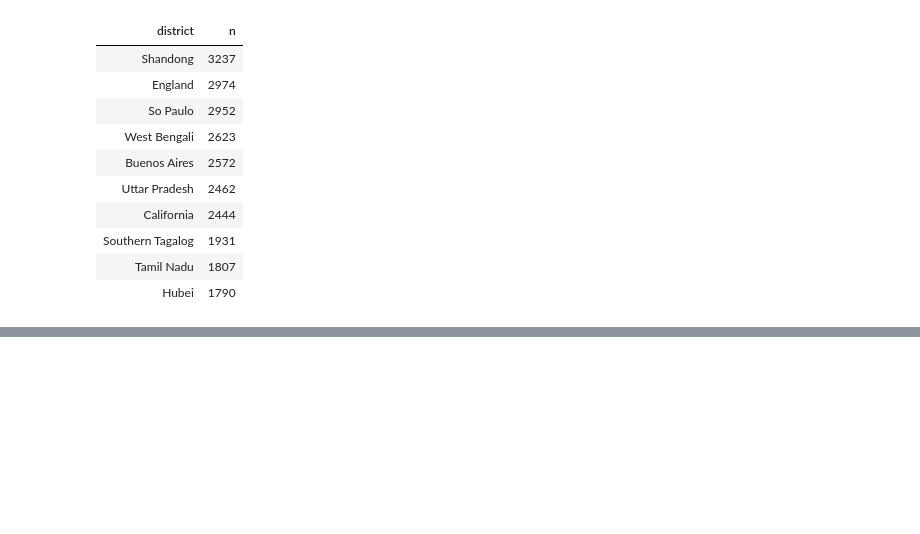
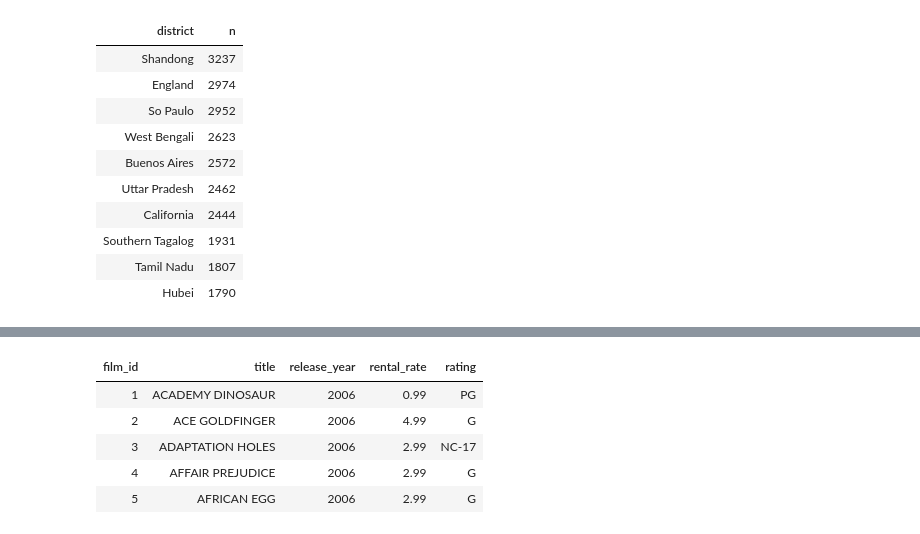
Before and after one commit to eslamdyab21/Knowledge-Hub, a Jupyter notebook: Courses/Udacity-DWH/3NF-2-Star/notebook.ipynb, the cells around one changed output, grey strips where cells are left out. Cells and saved outputs as stored; diff of their text form; code cells hidden in the pictures; blank space fills up the shorter version.

```diff
--- a/Courses/Udacity-DWH/3NF-2-Star/notebook.ipynb
+++ b/Courses/Udacity-DWH/3NF-2-Star/notebook.ipynb
@@ -193,0 +202,12 @@ select_query(where)
+# %%
+query = ("""
+    select film_id, title, release_year, rental_rate, rating from film limit 5;
+""")
+select_query(query)
+# %% [output]
+| film_id | title | release_year | rental_rate | rating |
+| 1 | ACADEMY DINOSAUR | 2006 | 0.99 | PG |
+| 2 | ACE GOLDFINGER | 2006 | 4.99 | G |
+| 3 | ADAPTATION HOLES | 2006 | 2.99 | NC-17 |
+| 4 | AFFAIR PREJUDICE | 2006 | 2.99 | G |
+| 5 | AFRICAN EGG | 2006 | 2.99 | G |
```
Also changed, not shown: parts of 9 cells of this notebook.
